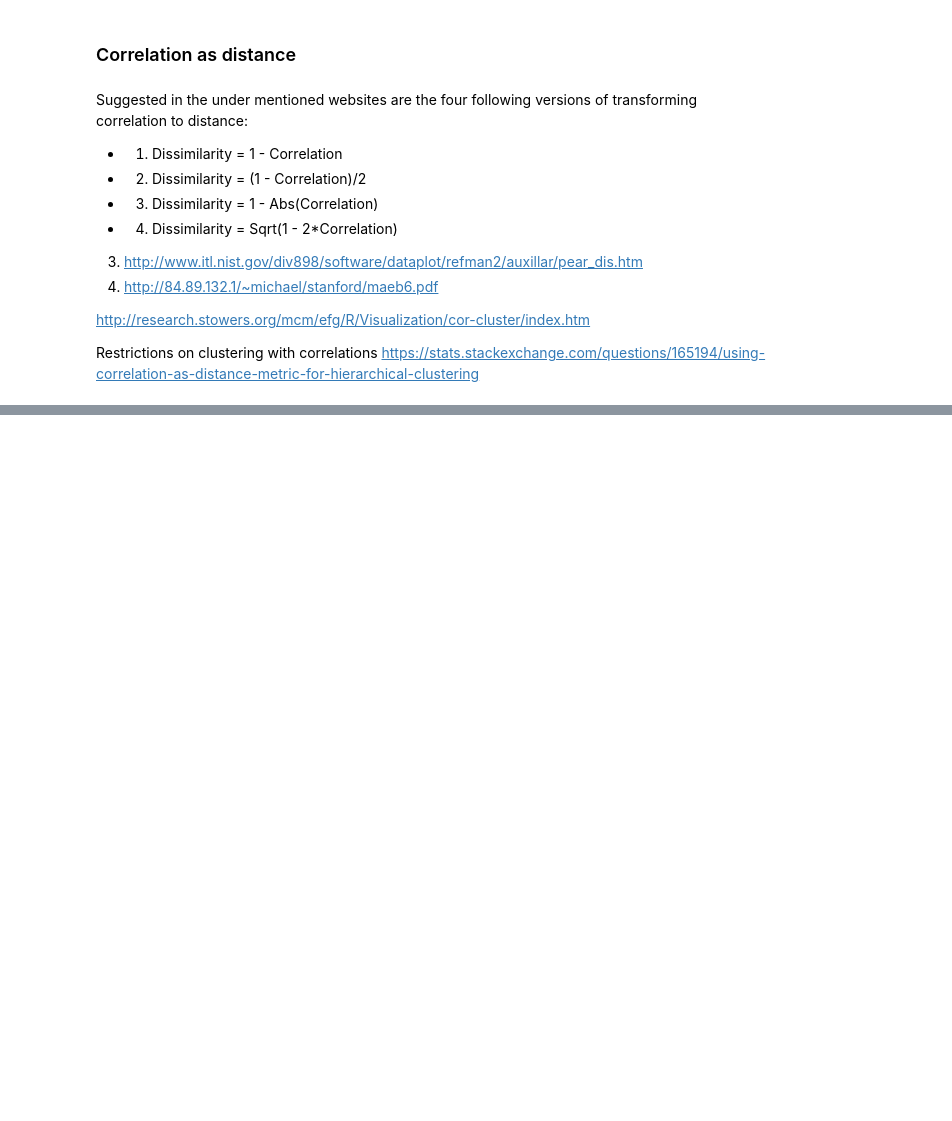
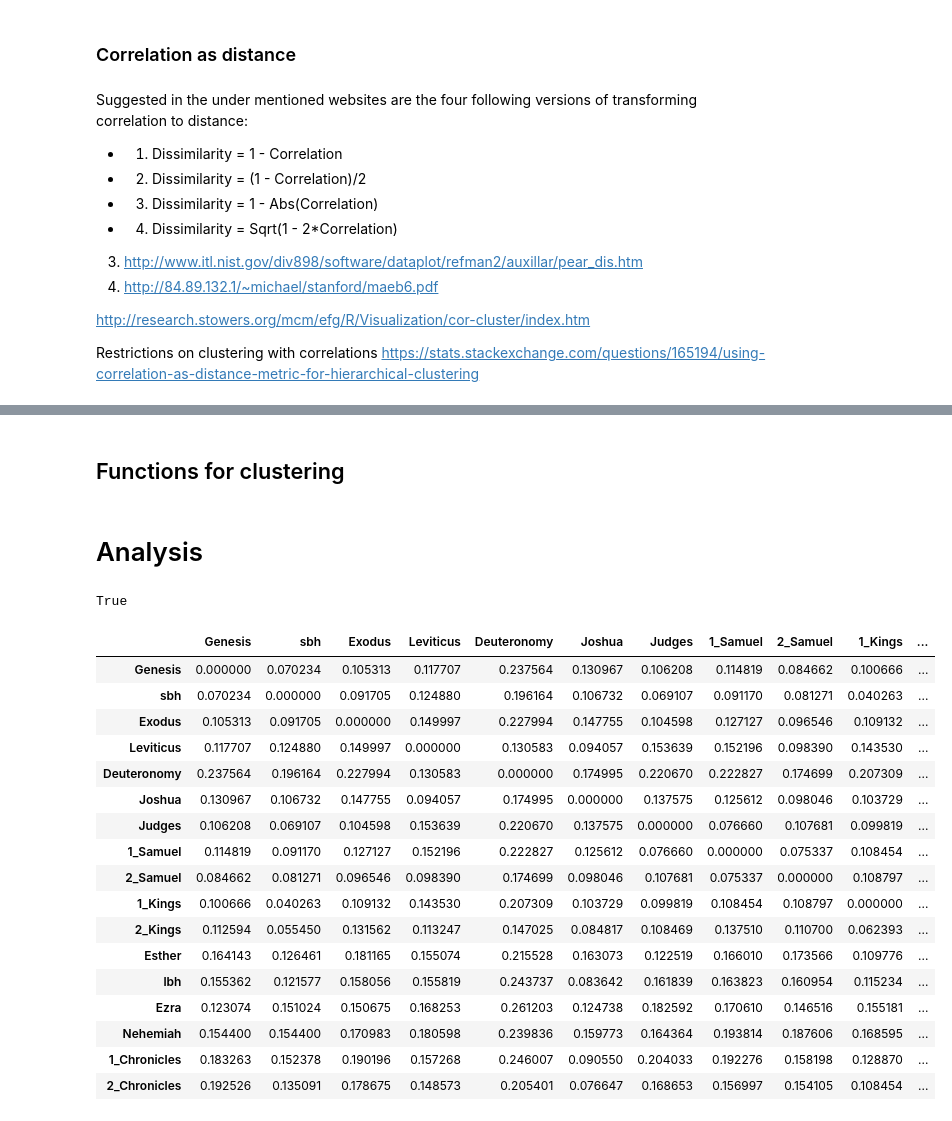
Before and after one commit to ETCBC/Probabilistic_Language_Change, a Jupyter notebook: Counting analysis.ipynb, the cells around one changed output, grey strips where cells are left out. Drawn from its saved outputs; the diff is of its cells as text; code cells hidden in the pictures; blank space fills up the shorter version.

```diff
--- a/Counting analysis.ipynb
+++ b/Counting analysis.ipynb
@@ -344,6 +206,0 @@ hierarchical_clustering(np.matrix(df_Cor.values), "single", list(data.keys()))
-# %%
-data = all_data['phrase_types']
-unique_functions = unique(otype='phrase', feature='typ')
-print(unique_functions)
-df_Count, df_Prob = make_counts(data)
-df_Count
@@ -403,6 +206,0 @@ hierarchical_clustering(np.matrix(df_Cor.values), "ward", list(data.keys()))
-# %%
-data = all_data['clause_types']
-unique_functions = unique(otype='clause', feature='typ')
-print(unique_functions)
-df_Count, df_Prob = make_counts(data)
-df_Count
@@ -461,6 +206,0 @@ hierarchical_clustering(np.matrix(df_Cor.values), "weighted", list(data.keys()))
-# %%
-data = all_data['word_pos']
-unique_functions = unique(otype='word', feature='pdp')
-print(unique_functions)
-df_Count, df_Prob = make_counts(data)
-df_Count
@@ -518,0 +311,2 @@ hierarchical_clustering(np.matrix(df_Cor.values), "average", list(data.keys()))
+# %% [markdown]
+## Functions for clustering
@@ -518,0 +325,26 @@ hierarchical_clustering(np.matrix(df_Cor.values), "average", list(data.keys()))
+# %% [markdown]
+# Analysis
+# %%
+df_Dist = createDistanceMetric(df_Count, list(data.keys()))
+print(np.allclose(df_Dist.values, df_Dist.values.T, atol=1e-8)) #Check symmetry of distance matrix
+df_Dist
+# %% [output]
+True
+|  | Genesis | sbh | Exodus | Leviticus | Deuteronomy | Joshua | Judges | 1_Samuel | 2_Samuel | 1_Kings | ... |
+| Genesis | 0.000000 | 0.070234 | 0.105313 | 0.117707 | 0.237564 | 0.130967 | 0.106208 | 0.114819 | 0.084662 | 0.100666 | ... |
+| sbh | 0.070234 | 0.000000 | 0.091705 | 0.124880 | 0.196164 | 0.106732 | 0.069107 | 0.091170 | 0.081271 | 0.040263 | ... |
+| Exodus | 0.105313 | 0.091705 | 0.000000 | 0.149997 | 0.227994 | 0.147755 | 0.104598 | 0.127127 | 0.096546 | 0.109132 | ... |
+| Leviticus | 0.117707 | 0.124880 | 0.149997 | 0.000000 | 0.130583 | 0.094057 | 0.153639 | 0.152196 | 0.098390 | 0.143530 | ... |
+| Deuteronomy | 0.237564 | 0.196164 | 0.227994 | 0.130583 | 0.000000 | 0.174995 | 0.220670 | 0.222827 | 0.174699 | 0.207309 | ... |
+| Joshua | 0.130967 | 0.106732 | 0.147755 | 0.094057 | 0.174995 | 0.000000 | 0.137575 | 0.125612 | 0.098046 | 0.103729 | ... |
+| Judges | 0.106208 | 0.069107 | 0.104598 | 0.153639 | 0.220670 | 0.137575 | 0.000000 | 0.076660 | 0.107681 | 0.099819 | ... |
+| 1_Samuel | 0.114819 | 0.091170 | 0.127127 | 0.152196 | 0.222827 | 0.125612 | 0.076660 | 0.000000 | 0.075337 | 0.108454 | ... |
+| 2_Samuel | 0.084662 | 0.081271 | 0.096546 | 0.098390 | 0.174699 | 0.098046 | 0.107681 | 0.075337 | 0.000000 | 0.108797 | ... |
+| 1_Kings | 0.100666 | 0.040263 | 0.109132 | 0.143530 | 0.207309 | 0.103729 | 0.099819 | 0.108454 | 0.108797 | 0.000000 | ... |
+| 2_Kings | 0.112594 | 0.055450 | 0.131562 | 0.113247 | 0.147025 | 0.084817 | 0.108469 | 0.137510 | 0.110700 | 0.062393 | ... |
+| Esther | 0.164143 | 0.126461 | 0.181165 | 0.155074 | 0.215528 | 0.163073 | 0.122519 | 0.166010 | 0.173566 | 0.109776 | ... |
+| lbh | 0.155362 | 0.121577 | 0.158056 | 0.155819 | 0.243737 | 0.083642 | 0.161839 | 0.163823 | 0.160954 | 0.115234 | ... |
+| Ezra | 0.123074 | 0.151024 | 0.150675 | 0.168253 | 0.261203 | 0.124738 | 0.182592 | 0.170610 | 0.146516 | 0.155181 | ... |
+| Nehemiah | 0.154400 | 0.154400 | 0.170983 | 0.180598 | 0.239836 | 0.159773 | 0.164364 | 0.193814 | 0.187606 | 0.168595 | ... |
+| 1_Chronicles | 0.183263 | 0.152378 | 0.190196 | 0.157268 | 0.246007 | 0.090550 | 0.204033 | 0.192276 | 0.158198 | 0.128870 | ... |
+| 2_Chronicles | 0.192526 | 0.135091 | 0.178675 | 0.148573 | 0.205401 | 0.076647 | 0.168653 | 0.156997 | 0.154105 | 0.108454 | ... |
```
Also changed, not shown: parts of 73 cells of this notebook, 1 other file.
